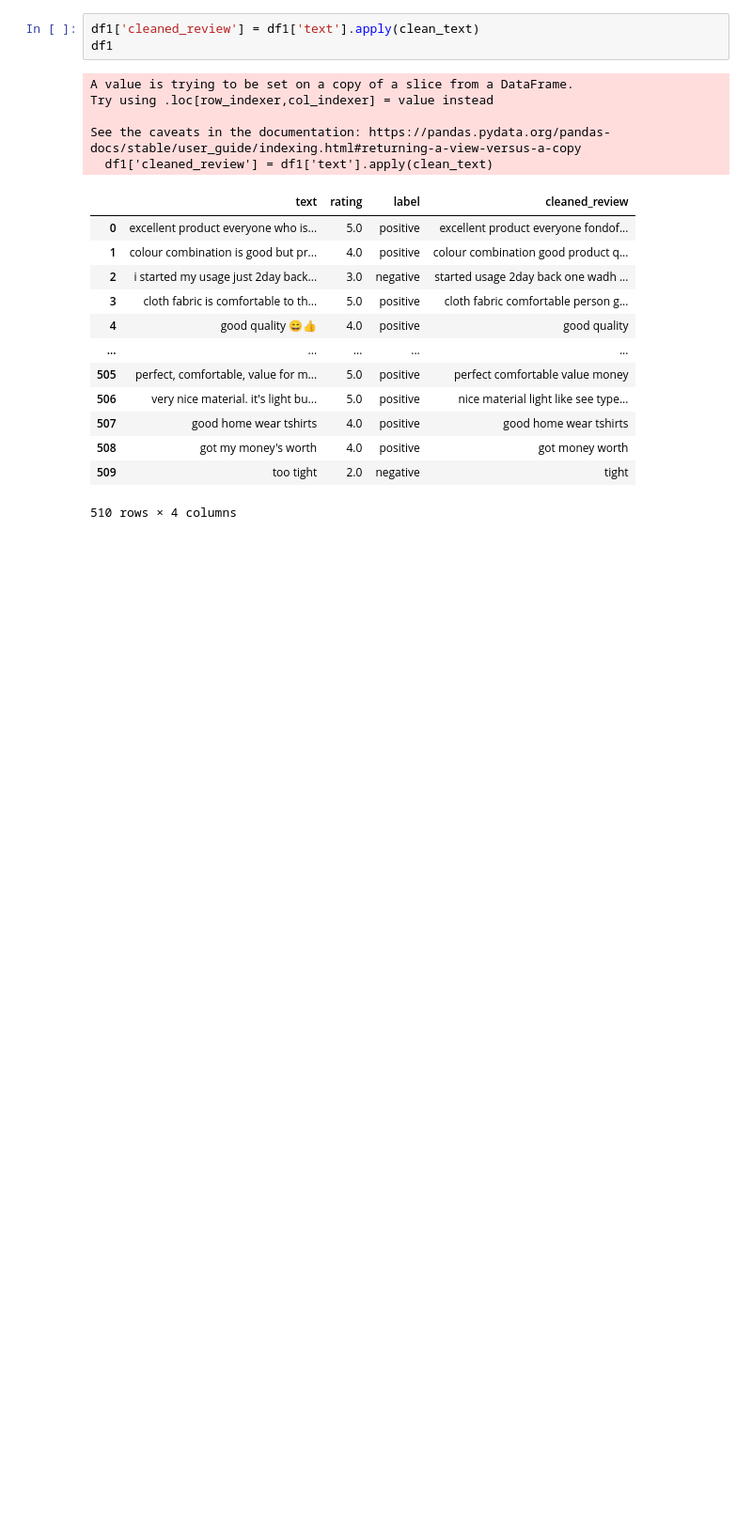
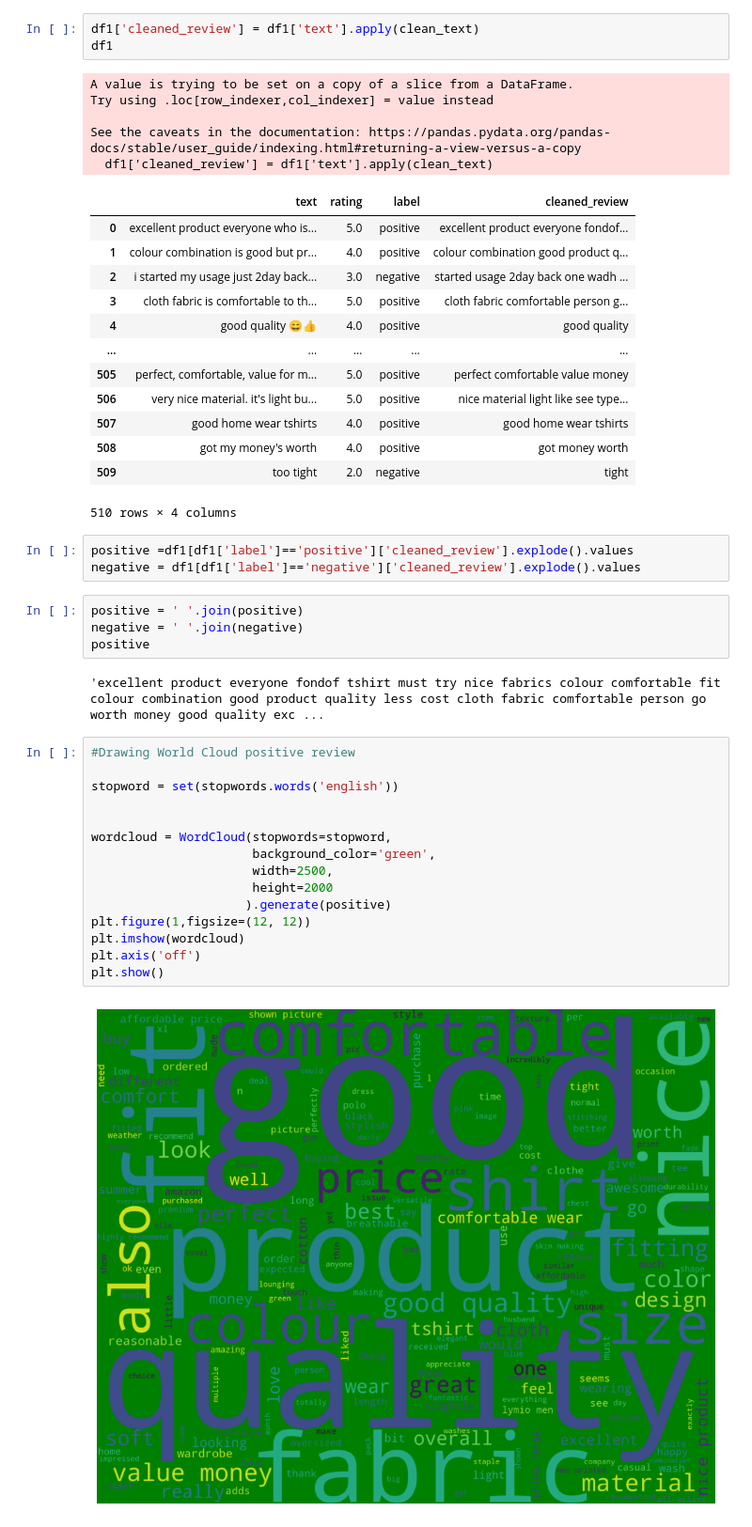
Before and after one commit to Prakash-Kani/Sentiment-Analysis-of-Amazon-Product-Reviews-Using-Web-Scraping-and-Natural-Language-Processing, a Jupyter notebook: Sentiment_Analysis.ipynb, the cells around one changed output. Shown at 94% size. Cells and saved outputs as stored; diff of their text form; blank space fills up the shorter version.

Commit message:
Added Negative and Positive words figure

```diff
--- a/Sentiment_Analysis.ipynb
+++ b/Sentiment_Analysis.ipynb
@@ -197,3 +188,29 @@ See the caveats in the documentation: https://pandas.pydata.org/pandas-docs/stab
 | 508 | got my money's worth | 4.0 | positive | got money worth |
 | 509 | too tight | 2.0 | negative | tight |
 510 rows × 4 columns
+# %%
+positive =df1[df1['label']=='positive']['cleaned_review'].explode().values
+negative = df1[df1['label']=='negative']['cleaned_review'].explode().values
+# %%
+positive = ' '.join(positive)
+negative = ' '.join(negative)
+positive
+# %% [output]
+'excellent product everyone fondof tshirt must try nice fabrics colour comfortable fit colour combination good product quality less cost cloth fabric comfortable person go worth money good quality exc ...
+# %%
+#Drawing World Cloud positive review
+
+stopword = set(stopwords.words('english'))
+
+
+wordcloud = WordCloud(stopwords=stopword,
+                      background_color='green',
+                      width=2500,
+                      height=2000
+                     ).generate(positive)
+plt.figure(1,figsize=(12, 12))
+plt.imshow(wordcloud)
+plt.axis('off')
+plt.show()
+# %% [output]
+[figure, added]
```
Also changed, not shown: parts of 3 cells of this notebook.
